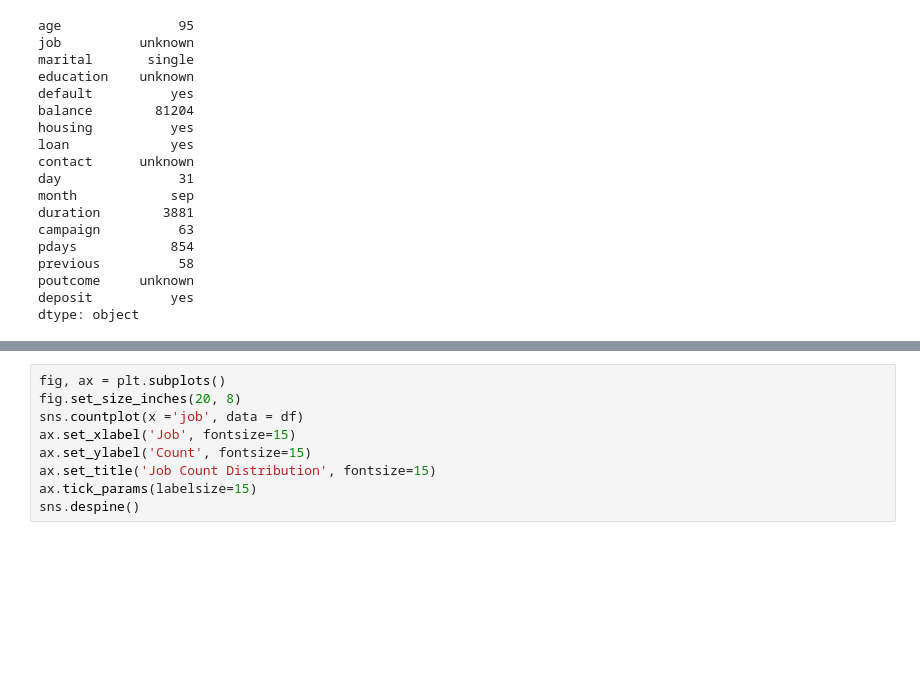
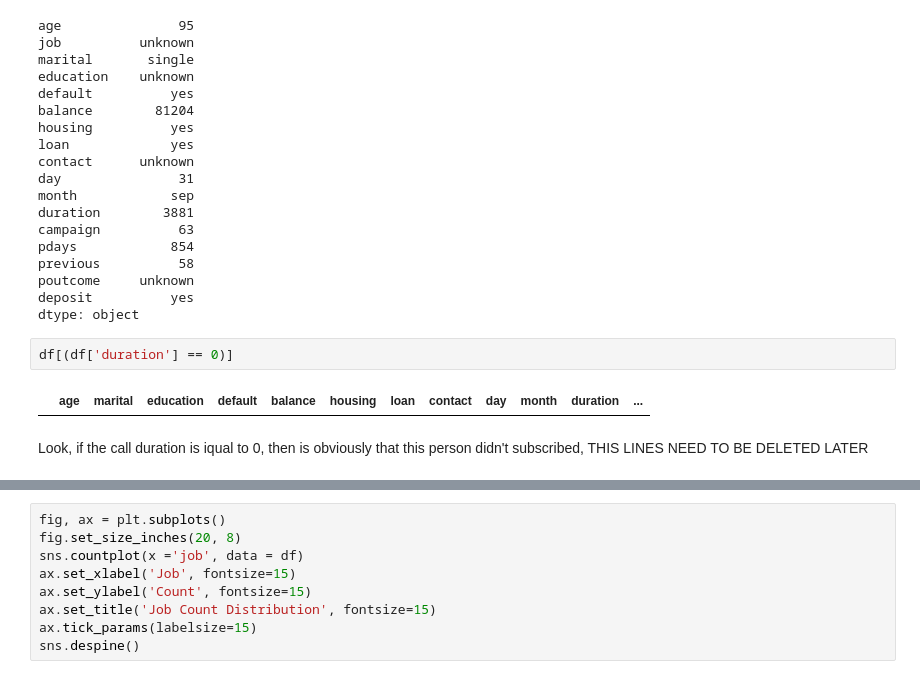
Before and after one commit to SaniyaBubere/Bank-Marketing, a Jupyter notebook: Bank_Marketing.ipynb, the cells around one changed output, grey strips where cells are left out. Saved outputs shown, nothing was run; the diff lists cells and outputs as text; blank space fills up the shorter version.

```diff
--- a/Bank_Marketing.ipynb
+++ b/Bank_Marketing.ipynb
@@ -247,3 +252,10 @@ previous          58
 poutcome     unknown
 deposit          yes
 dtype: object
+# %%
+df[(df['duration'] == 0)]
+# %% [output]
+|  | age | marital | education | default | balance | housing | loan | contact | day | month | duration | ... |
+# %% [markdown]
+Look, if the call duration is iqual to 0, then is obviously that this person didn't subscribed,
+ THIS LINES NEED TO BE DELETED LATER
```
Also changed, not shown: parts of 17 cells of this notebook.
